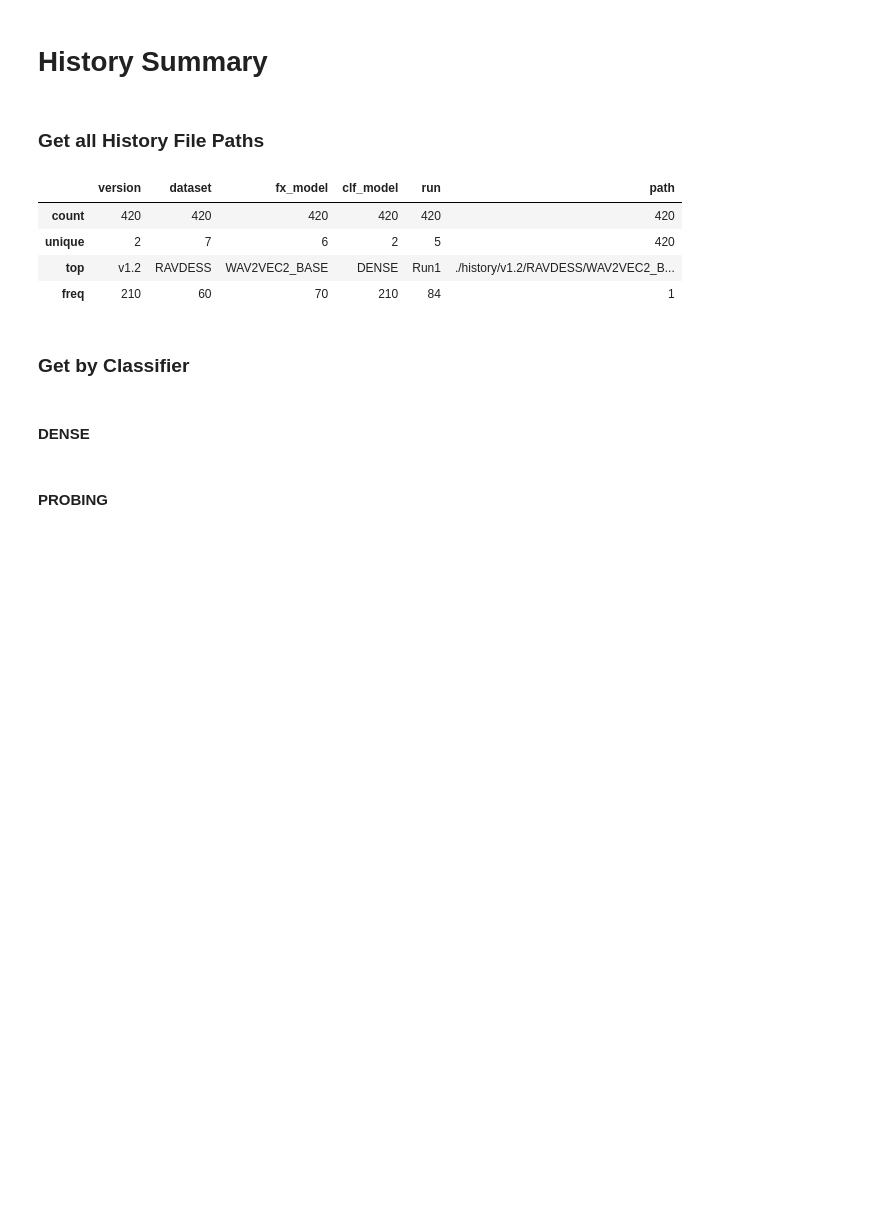
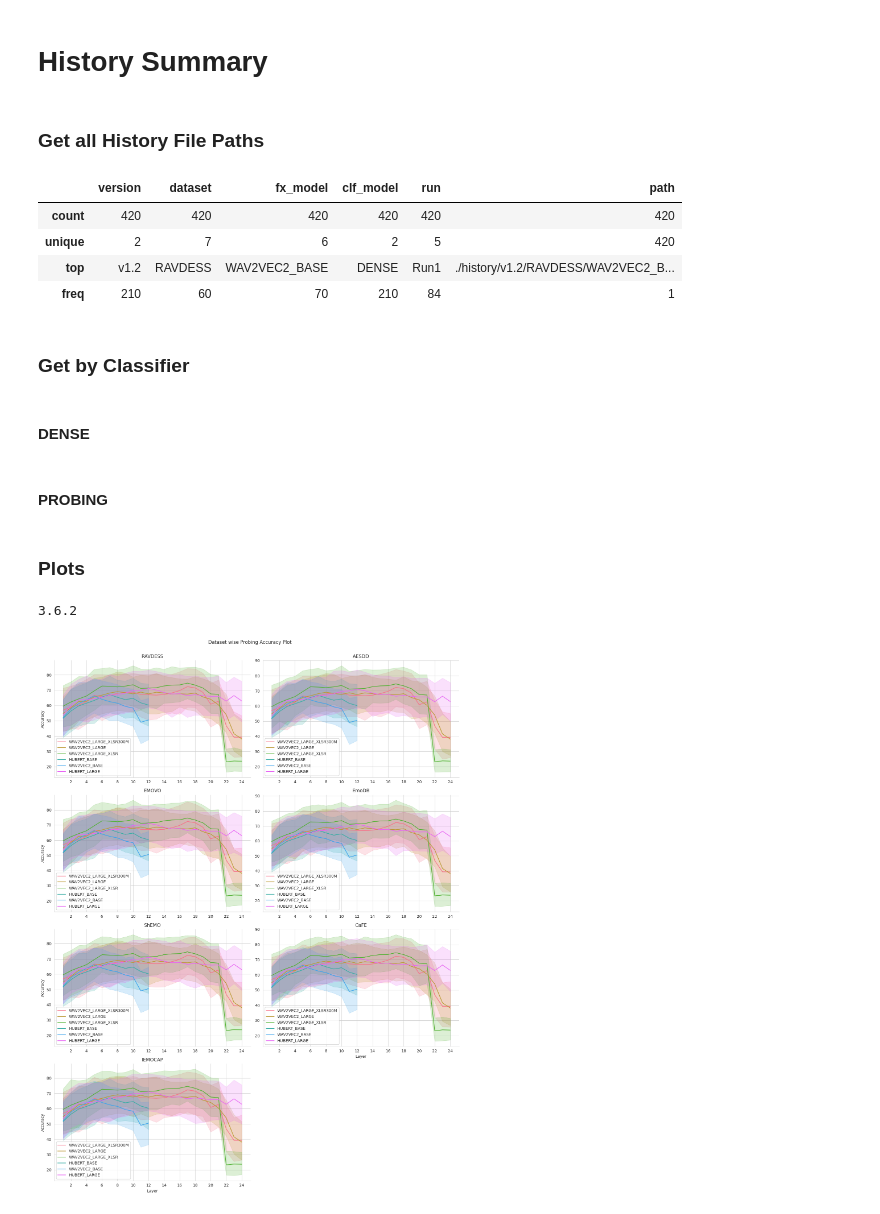
Before and after one commit to 95anantsingh/Decoding-Emotions, a Jupyter notebook: summary.ipynb, the cells around one changed output. Drawn from its saved outputs; the diff is of its cells as text; code cells hidden in the pictures; blank space fills up the shorter version.

Commit message:
plots

```diff
--- a/summary.ipynb
+++ b/summary.ipynb
@@ -47,11 +49,7 @@ probing_history_files = history_files[history_files.clf_model=='PROBING']
 # %% [markdown]
 #### DENSE
 # %%
-mean_accs=[]
-std_accs = []
-max_accs = []
-models = []
-datasets =[]
+mean_accs, std_accs, max_accs, models, datasets = [], [], [], [], []
 for model in dense_history_files.fx_model.unique():
     for dataset in dense_history_files.dataset.unique():
         run_df = dense_history_files[(dense_history_files.dataset==dataset) & (dense_history_files.fx_model==model)]
@@ -66,14 +64,11 @@ for model in dense_history_files.fx_model.unique():
         datasets.append(dataset)
 
 dense_summary = pd.DataFrame.from_dict(dict(dataset=datasets,model=models,max_acuracy=max_accs,mean_accuracy=mean_accs,std_accuracy=std_accs))
-dense_summary.sort_values(['dataset','model']).to_csv(os.path.join(output_dir,'dense_summary.csv'))
+dense_summary.sort_values(['dataset','model']).reset_index(drop=True).to_csv(os.path.join(output_dir,'dense_summary.csv'))
 # %% [markdown]
 #### PROBING
 # %%
-mean_accs=[]
-std_accs = []
-models = []
-datasets =[]
+mean_accs, std_accs, models, datasets = [], [], [], []
 for model in probing_history_files.fx_model.unique():
     for dataset in probing_history_files.dataset.unique():
         run_df = probing_history_files[(probing_history_files.dataset==dataset) & (probing_history_files.fx_model==model)]
@@ -90,4 +85,6 @@ for model in probing_history_files.fx_model.unique():
         datasets.append(dataset)
 
 probing_summary = pd.DataFrame.from_dict(dict(dataset=datasets,model=models,mean_accuracy=mean_accs,std_accuracy=std_accs))
-probing_summary.sort_values(['dataset','model']).to_csv(os.path.join(output_dir,'probing_summary.csv'))
+probing_summary.sort_values(['dataset','model']).reset_index(drop=True).to_csv(os.path.join(output_dir,'probing_summary.csv'))
+# %% [markdown]
+### Plots
@@ -93,0 +93,53 @@ probing_summary.sort_values(['dataset','model']).to_csv(os.path.join(output_dir,
+# %%
+print(matplotlib._version.version)
+# %% [output]
+3.6.2
+# %%
+# Set figure
+fig, ax = plt.subplots(4, 2,figsize=(15,20))
+sns.set_style('whitegrid')
+
+axes = np.array(ax).flatten()
+datasets = probing_summary.dataset.unique()
+for idx in range(len(datasets)):
+    ax = axes[idx]
+    dataset= datasets[idx]
+    mean_accs, layers, models = [], [], []
+    df = probing_summary[probing_summary.dataset==dataset]
+    for row in range(probing_summary.shape[0]):
+        mean_accs.extend(probing_summary.iloc[row].mean_accuracy)
+        models.extend(([probing_summary.iloc[row].model]*len(probing_summary.iloc[row].mean_accuracy)))
+        layers.extend([*range(1,len(probing_summary.iloc[row].mean_accuracy)+1)])
+    df = pd.DataFrame.from_dict(dict(model=models,layer=layers,mean_accuracy=mean_accs))
+
+    # Plot the lines
+    sns.lineplot(df ,x='layer',y='mean_accuracy', hue='model',dashes=False,palette=sns.color_palette("husl",len(df.model.unique())),ax=ax)
+    # Adjust border
+    sns.despine(top=True,right=True)
+
+    # Set Labels, legends and ticks
+    ax.set_title(dataset)
+    ax.set_xlabel("")
+    ax.set_ylabel("")
+    ax.legend(facecolor="w")#,loc=4,title='IDR')
+    ax.set_xticks([*range(2,25,2)],labels=[*range(2,25,2)])
+    # ax.set_xlim(1,30.6)
+
+# Plot
+axes[-2].set_xlabel("Layer")
+axes[-3].set_xlabel("Layer")
+axes[0].set_ylabel("Accuracy")
+axes[2].set_ylabel("Accuracy")
+axes[4].set_ylabel("Accuracy")
+axes[6].set_ylabel("Accuracy")
+axes[-1].axis('off')
+plt.suptitle('Dataset wise Probing Accuracy Plot\n\n')
+plt.tight_layout()
+
+plt.savefig(os.path.join(output_dir,'dataset_wise_probing_accuracy_plot.png'),bbox_inches="tight");
+plt.savefig(os.path.join(output_dir,'dataset_wise_probing_accuracy_plot.svg'),bbox_inches="tight");
+
+# plt.clf();
+# plt.close('all');
+# %% [output]
+[figure, added]
```
Also changed, not shown: parts of 3 cells of this notebook, 7 other files.
